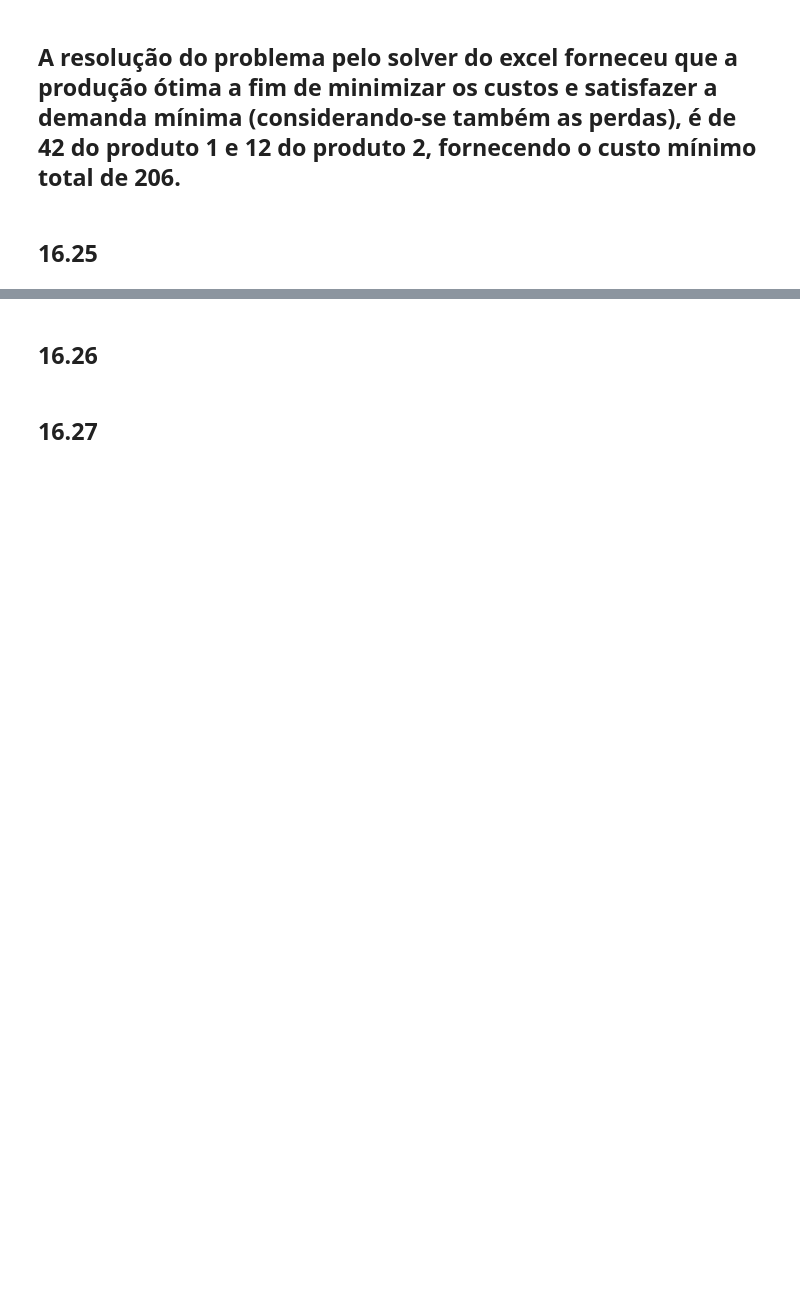
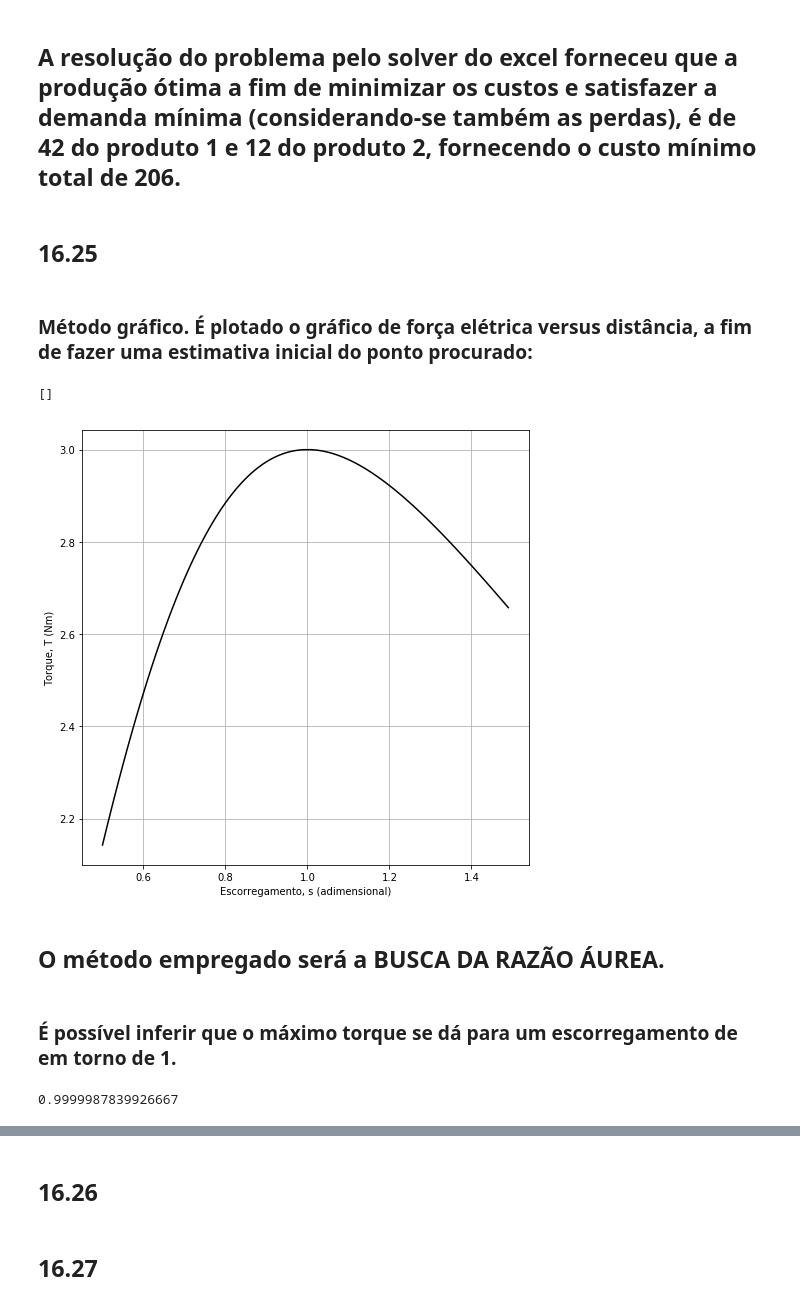
Before and after one commit to alcapriles/seven, a Jupyter notebook: APS_3_otimizacao.ipynb, the cells around one changed output, grey strips where cells are left out. Drawn from its saved outputs; the diff is of its cells as text; code cells hidden in the pictures; blank space fills up the shorter version.

```diff
--- a/APS_3_otimizacao.ipynb
+++ b/APS_3_otimizacao.ipynb
@@ -39,6 +39,6 @@ def function(x):
 # %%
-x_lower = 0
-x_upper = 10
+x_lower = 0.6
+x_upper = 1
 i = 0
 error = 2
 
@@ -93,3 +101,25 @@ print(error)
 ## A resolução do problema pelo solver do excel forneceu que a produção ótima a fim de minimizar os custos e satisfazer a demanda mínima (considerando-se também as perdas), é de 42 do produto 1 e 12 do produto 2, fornecendo o custo mínimo total de 206.
 # %% [markdown]
 ## 16.25
+# %% [markdown]
+### Método gráfico. É plotado o gráfico de força elétrica versus distância, a fim de fazer uma estimativa inicial do ponto procurado:
+# %%
+plt.figure(figsize=(8,8))
+
+s = [0.01*i for i in range(50,150)]
+s.remove(1)
+
+T = [(15*(i-(i**2)))/((1-i)*(4*(i**2)-3*i+4)) for i in s]
+plt.plot(s,T, color="black")
+
+plt.grid()
+plt.xlabel("Escorregamento, s (adimensional)")
+plt.ylabel("Torque, T (Nm)")
+plt.plot()
+# %% [output]
+[]
+[figure, added]
+# %% [markdown]
+## O método empregado será a BUSCA DA RAZÃO ÁUREA.
+# %% [markdown]
+### É possível inferir que o máximo torque se dá para um escorregamento de em torno de 1.
@@ -95,0 +164,4 @@ print(error)
+# %%
+print(x1)
+# %% [output]
+0.9999987839926667
```
Also changed, not shown: parts of 15 cells of this notebook, 1 other file.
